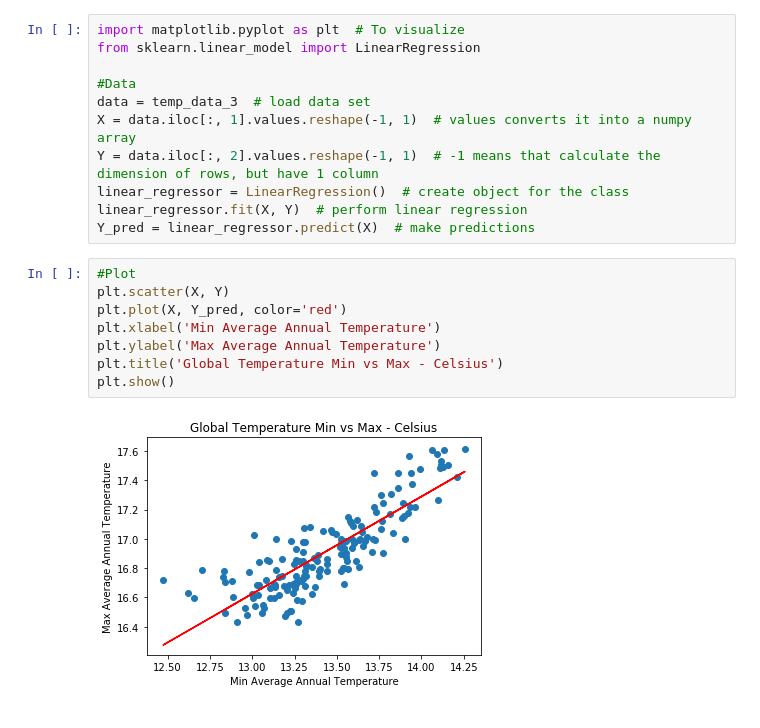
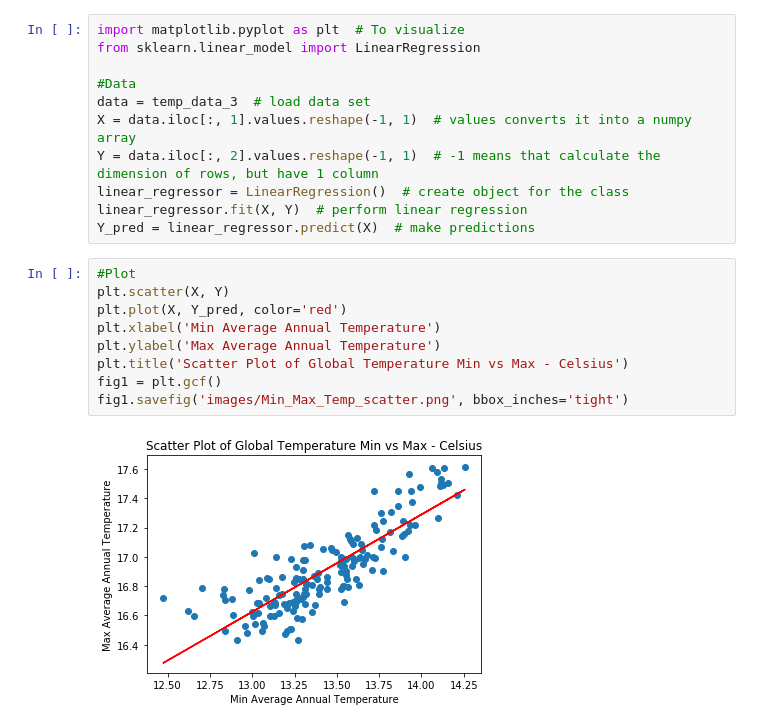
Before and after one commit to magcox5/climate_change_2038, a Jupyter notebook: Temp_Scrub-AllYears-Min-Max.ipynb, the cells around one changed output. Saved outputs shown, nothing was run; the diff lists cells and outputs as text.

```diff
--- a/Temp_Scrub-AllYears-Min-Max.ipynb
+++ b/Temp_Scrub-AllYears-Min-Max.ipynb
@@ -96,10 +96,11 @@ Y_pred = linear_regressor.predict(X)  # make predictions
 # %%
 #Plot
 plt.scatter(X, Y)
 plt.plot(X, Y_pred, color='red')
 plt.xlabel('Min Average Annual Temperature')
 plt.ylabel('Max Average Annual Temperature')
-plt.title('Global Temperature Min vs Max - Celsius')
-plt.show()
+plt.title('Scatter Plot of Global Temperature Min vs Max - Celsius')
+fig1 = plt.gcf()
+fig1.savefig('images/Min_Max_Temp_scatter.png', bbox_inches='tight')
 # %% [output]
-[figure, old version]
+[figure, new version]
```
Also changed, not shown: 11 other files.
